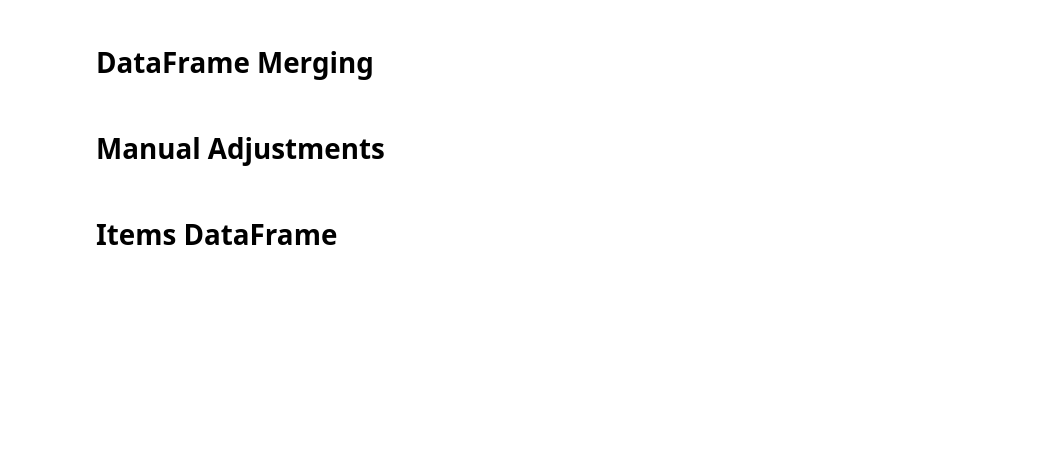
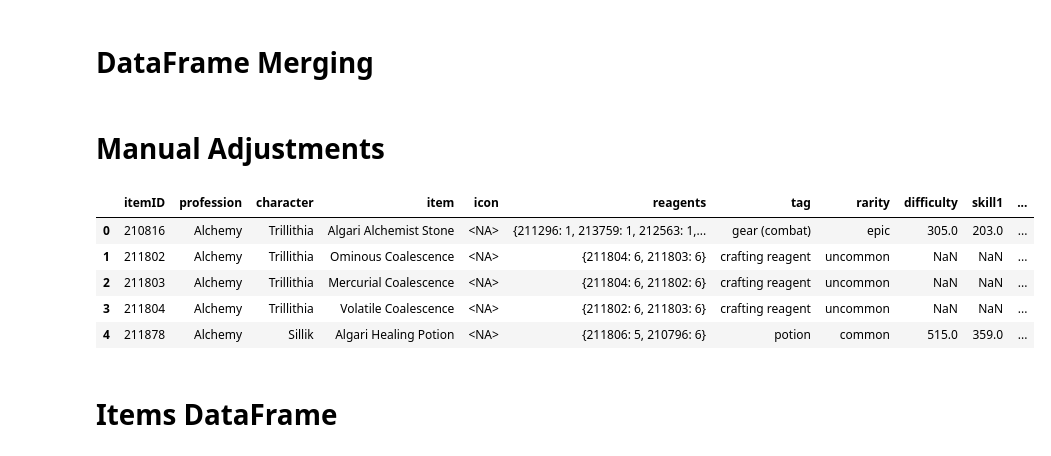
Before and after one commit to wm706513/profession-site, a Jupyter notebook: data_generation/the_war_within/data_gen_TWW.ipynb, the cells around one changed output. Saved outputs shown, nothing was run; the diff lists cells and outputs as text; code cells hidden in the pictures; blank space fills up the shorter version.

```diff
--- a/data_generation/the_war_within/data_gen_TWW.ipynb
+++ b/data_generation/the_war_within/data_gen_TWW.ipynb
@@ -430,6 +382,15 @@ all_data['item'] = all_data['item'].apply(lambda x: fixes.get(x, x))
 curTime = time.time()
 times['base frames'] = curTime - lastTime
 lastTime = curTime
+# %%
+all_data.head()
+# %% [output]
+|  | itemID | profession | character | item | icon | reagents | tag | rarity | difficulty | skill1 | ... |
+| 0 | 210816 | Alchemy | Trillithia | Algari Alchemist Stone | <NA> | {211296: 1, 213759: 1, 212563: 1,... | gear (combat) | epic | 305.0 | 203.0 | ... |
+| 1 | 211802 | Alchemy | Trillithia | Ominous Coalescence | <NA> | {211804: 6, 211803: 6} | crafting reagent | uncommon | NaN | NaN | ... |
+| 2 | 211803 | Alchemy | Trillithia | Mercurial Coalescence | <NA> | {211804: 6, 211802: 6} | crafting reagent | uncommon | NaN | NaN | ... |
+| 3 | 211804 | Alchemy | Trillithia | Volatile Coalescence | <NA> | {211802: 6, 211803: 6} | crafting reagent | uncommon | NaN | NaN | ... |
+| 4 | 211878 | Alchemy | Sillik | Algari Healing Potion | <NA> | {211806: 5, 210796: 6} | potion | common | 515.0 | 359.0 | ... |
 # %% [markdown]
 # Items DataFrame
 # %%
```
Also changed, not shown: parts of 19 cells of this notebook, 8 other files.
